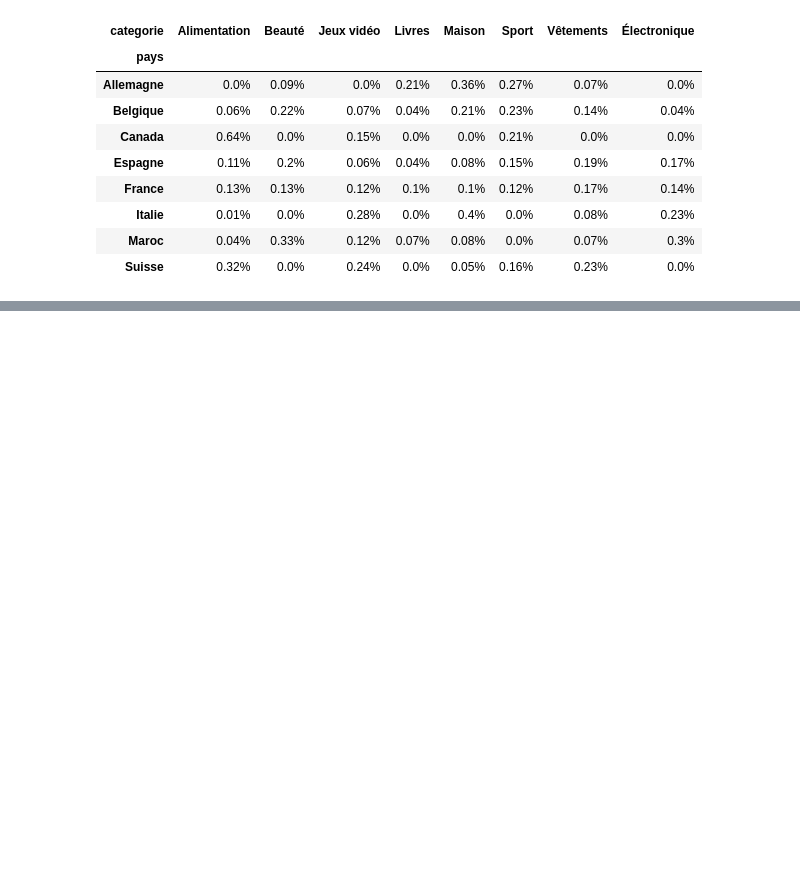
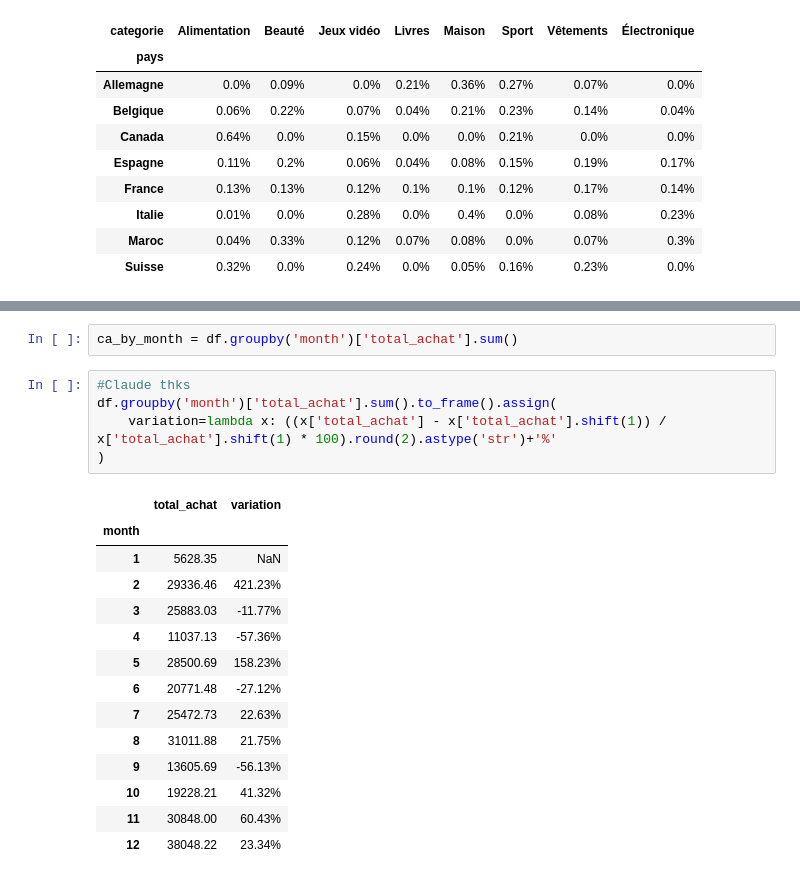
Before and after one commit to H3-8/pandas, a Jupyter notebook: notebook.ipynb, the cells around one changed output, grey strips where cells are left out. Cells and saved outputs as stored; diff of their text form; blank space fills up the shorter version.

```diff
--- a/notebook.ipynb
+++ b/notebook.ipynb
@@ -630,0 +709,22 @@ country_cate_fill.div(country_cate_fill.sum(axis=1), axis=0).round(2).astype('st
+# %%
+ca_by_month = df.groupby('month')['total_achat'].sum()
+# %%
+#Claude thks
+df.groupby('month')['total_achat'].sum().to_frame().assign(
+    variation=lambda x: ((x['total_achat'] - x['total_achat'].shift(1)) / x['total_achat'].shift(1) * 100).round(2).astype('str')+'%'
+)
+# %% [output]
+|  | total_achat | variation |
+| month |  |  |
+| 1 | 5628.35 | NaN |
+| 2 | 29336.46 | 421.23% |
+| 3 | 25883.03 | -11.77% |
+| 4 | 11037.13 | -57.36% |
+| 5 | 28500.69 | 158.23% |
+| 6 | 20771.48 | -27.12% |
+| 7 | 25472.73 | 22.63% |
+| 8 | 31011.88 | 21.75% |
+| 9 | 13605.69 | -56.13% |
+| 10 | 19228.21 | 41.32% |
+| 11 | 30848.00 | 60.43% |
+| 12 | 38048.22 | 23.34% |
```
Also changed, not shown: parts of 8 cells of this notebook.
